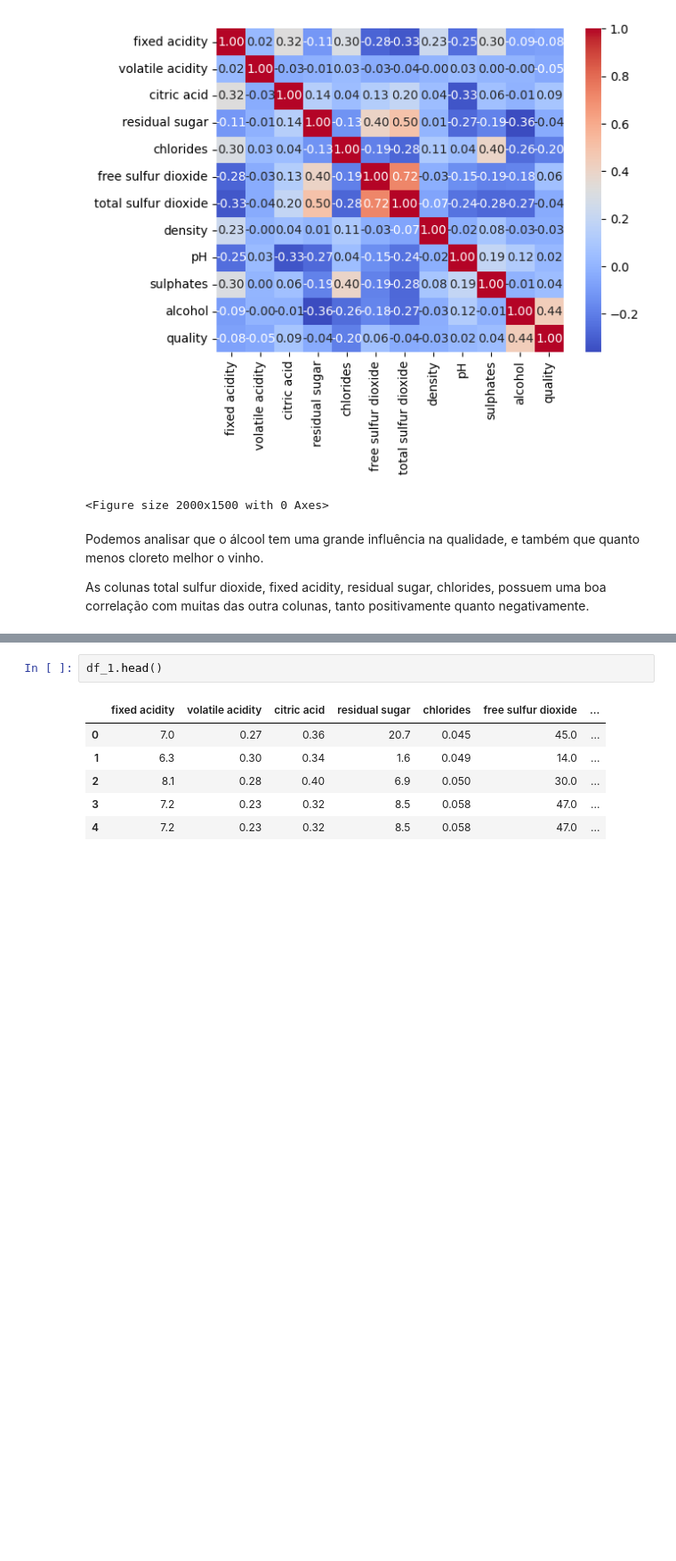
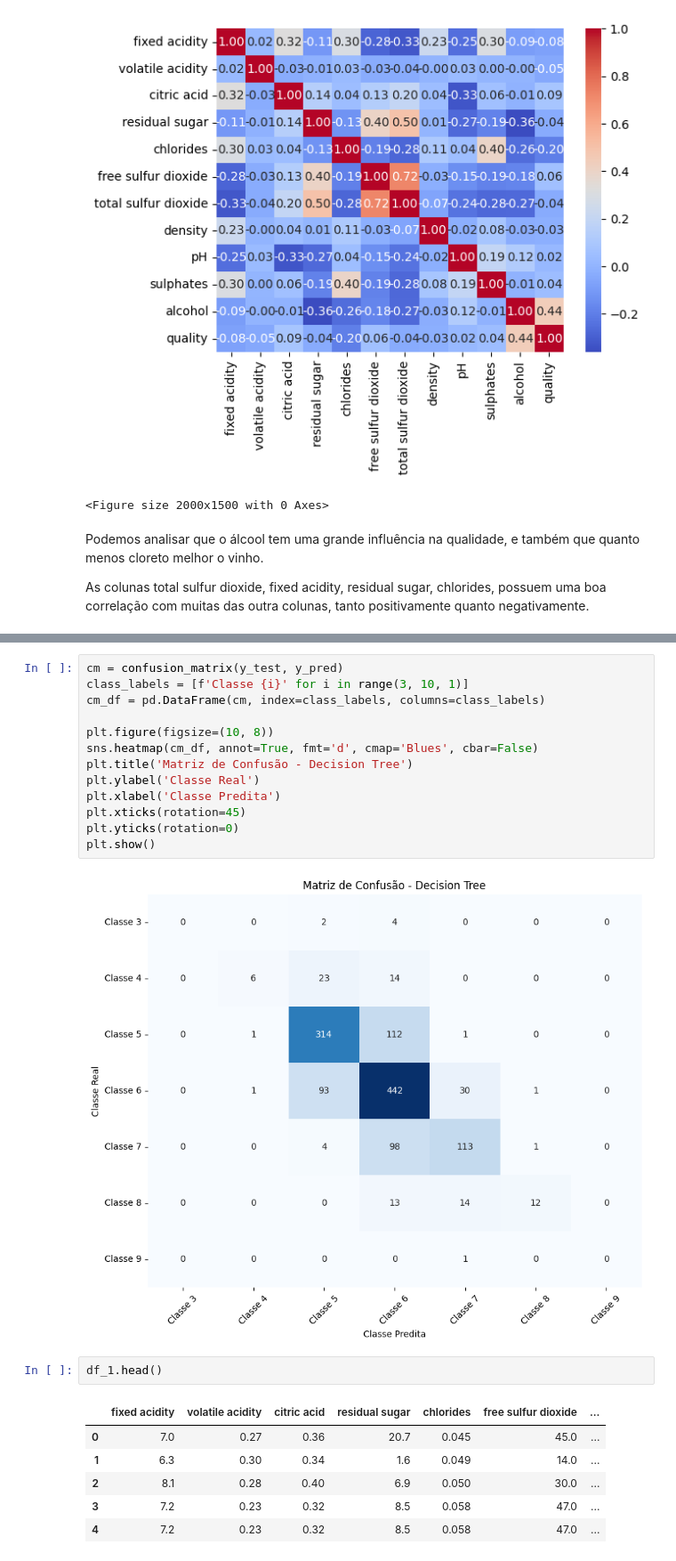
Before and after one commit to arthur-pulini/cp5_ia, a Jupyter notebook: cp5.ipynb, the cells around one changed output, grey strips where cells are left out. Shown at 89% size. Cells and saved outputs as stored; diff of their text form; blank space fills up the shorter version.

```diff
--- a/cp5.ipynb
+++ b/cp5.ipynb
@@ -1106,3 +1299,18 @@ As colunas total sulfur dioxide, fixed acidity, residual sugar, chlorides, possu
+# %%
+cm = confusion_matrix(y_test, y_pred)
+class_labels = [f'Classe {i}' for i in range(3, 10, 1)]
+cm_df = pd.DataFrame(cm, index=class_labels, columns=class_labels)
+
+plt.figure(figsize=(10, 8))
+sns.heatmap(cm_df, annot=True, fmt='d', cmap='Blues', cbar=False)
+plt.title('Matriz de Confusão - Decision Tree')
+plt.ylabel('Classe Real')
+plt.xlabel('Classe Predita')
+plt.xticks(rotation=45)
+plt.yticks(rotation=0)
+plt.show()
+# %% [output]
+[figure, added]
 # %%
 df_1.head()
 # %% [output]
```
Also changed, not shown: parts of 22 cells of this notebook.
